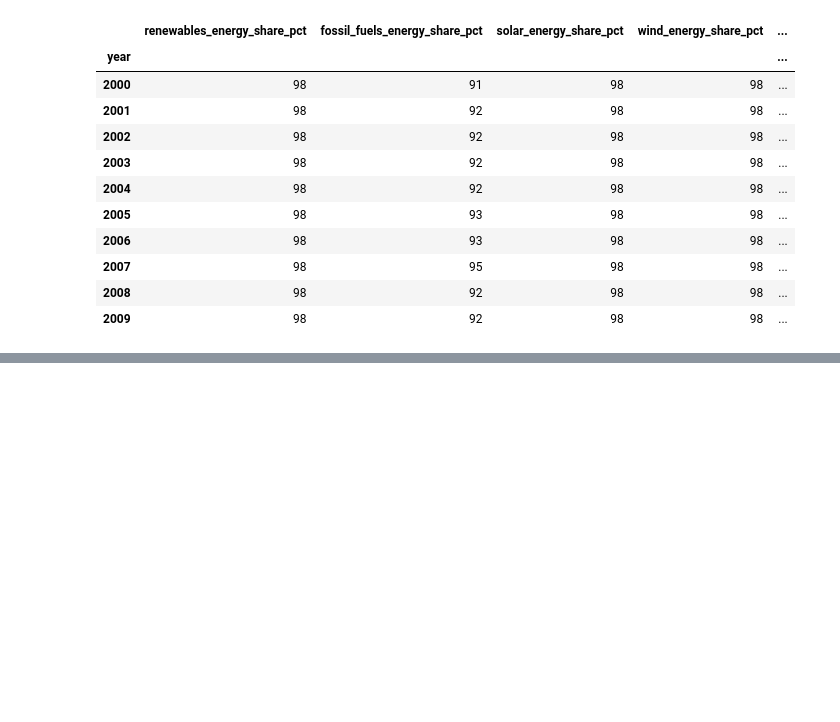
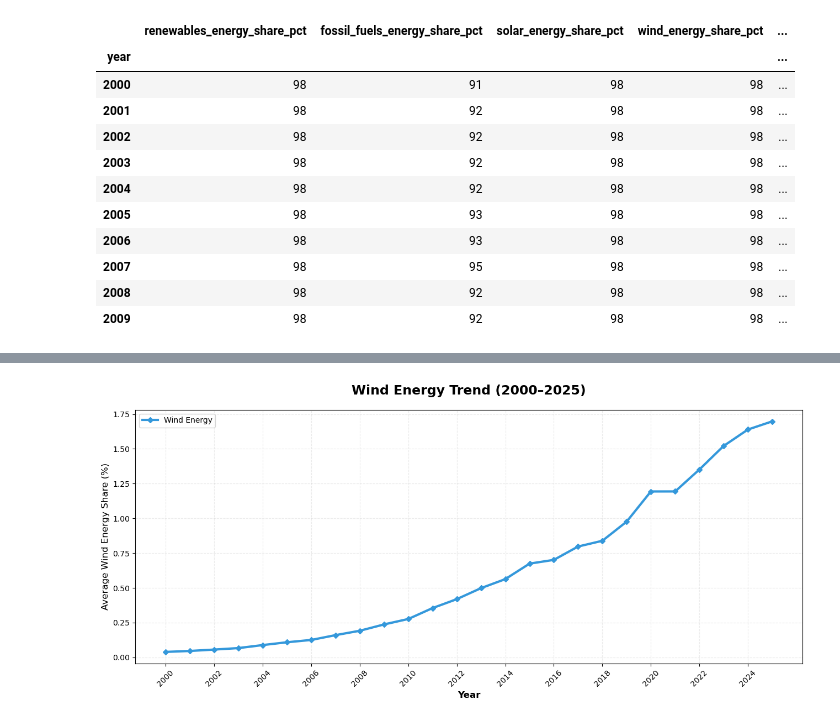
Before and after one commit to Abdullah-awa/Global-Energy-Transition-CA1, a Jupyter notebook: Global_Energy_Transition.ipynb, the cells around one changed output, grey strips where cells are left out. Saved outputs shown, nothing was run; the diff lists cells and outputs as text; code cells hidden in the pictures; blank space fills up the shorter version.

```diff
--- a/Global_Energy_Transition.ipynb
+++ b/Global_Energy_Transition.ipynb
@@ -239,0 +406,30 @@ yearly_data.head(10)
+# %%
+# Calculate yearly average wind energy share
+wind_trend = energy_df.groupby("year")["wind_energy_share_pct"].mean().reset_index()
+
+# Create professional wind energy graph
+plt.figure(figsize=(13, 6))
+
+plt.plot(
+    wind_trend["year"],
+    wind_trend["wind_energy_share_pct"],
+    color="#3498DB",
+    marker="D",
+    linewidth=3,
+    markersize=5,
+    label="Wind Energy"
+)
+
+plt.title("Wind Energy Trend (2000–2025)", fontsize=17, fontweight="bold", pad=20)
+plt.xlabel("Year", fontsize=12, fontweight="bold")
+plt.ylabel("Average Wind Energy Share (%)", fontsize=12)
+
+plt.xticks(range(2000, 2026, 2), rotation=45)
+plt.legend()
+plt.grid(alpha=0.25, linestyle="--")
+plt.tight_layout()
+
+plt.savefig("Graph_03_Wind_Energy.png", dpi=300, bbox_inches="tight")
+plt.show()
+# %% [output]
+[figure, added]
```
Also changed, not shown: parts of 7 cells of this notebook.
